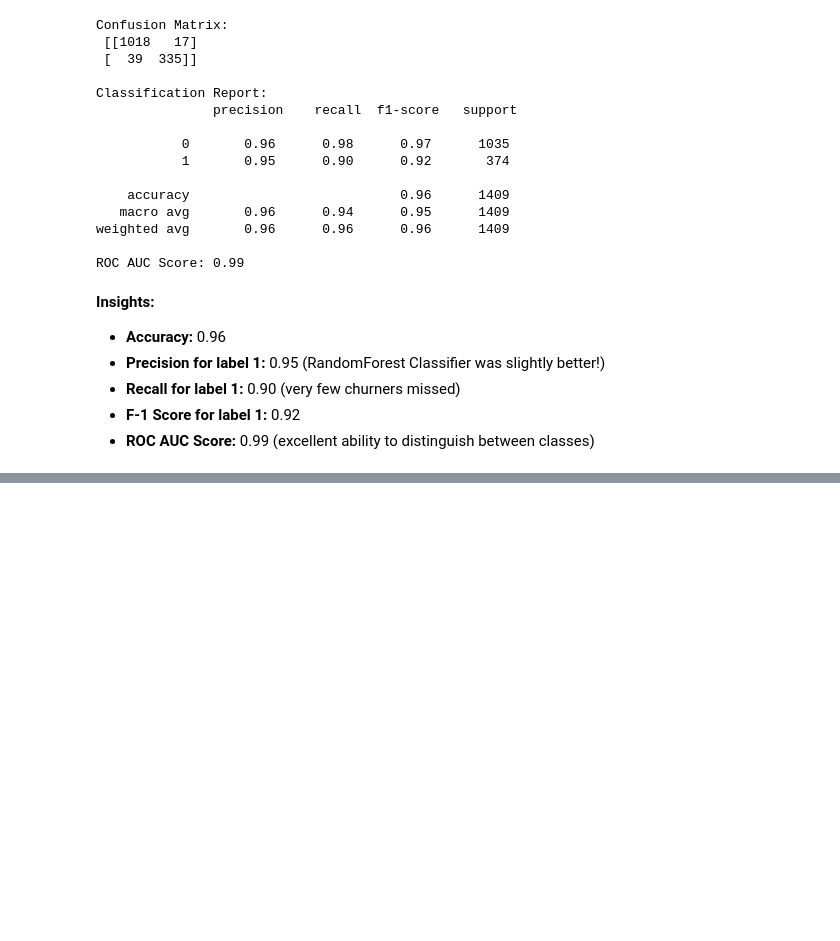
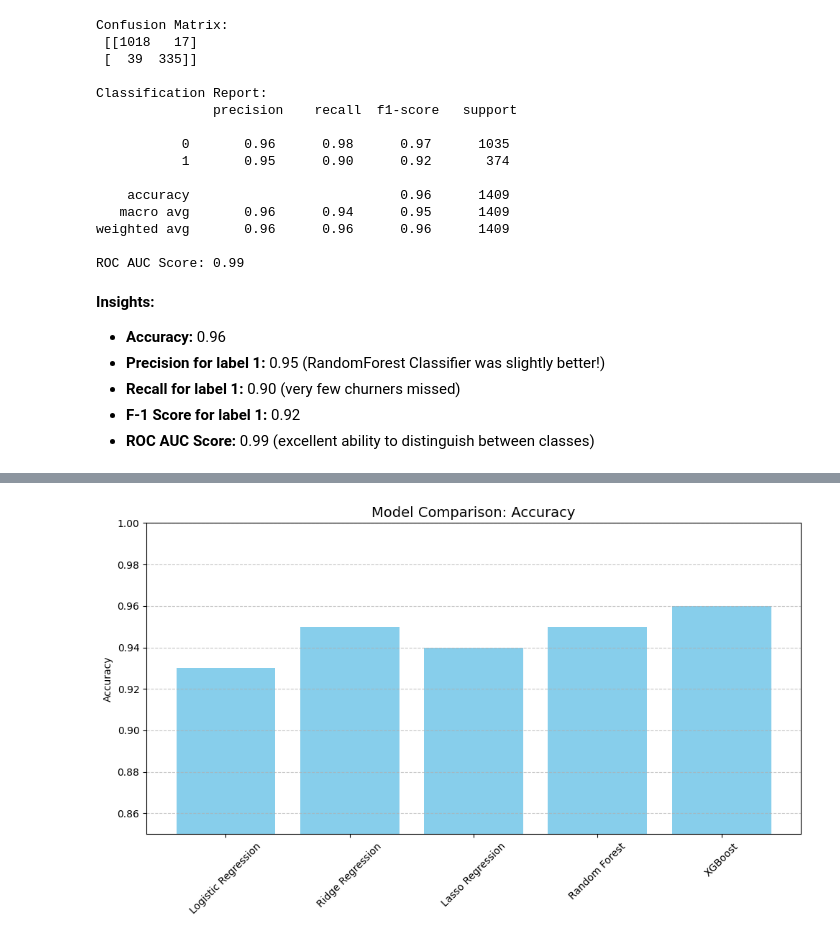
Before and after one commit to sowmyamaddali/customer-churn-prediction, a Jupyter notebook: notebooks/churn_treeModeling.ipynb, the cells around one changed output, grey strips where cells are left out. Saved outputs shown, nothing was run; the diff lists cells and outputs as text; code cells hidden in the pictures; blank space fills up the shorter version.

Commit message:
Comparing model results

```diff
--- a/notebooks/churn_treeModeling.ipynb
+++ b/notebooks/churn_treeModeling.ipynb
@@ -189,0 +243,15 @@ ROC AUC Score: 0.99
+# %%
+import matplotlib.pyplot as plt
+
+# Plotting model accuracy
+plt.figure(figsize=(10, 6))
+plt.bar(metrics_df.index, metrics_df["Accuracy"], color="skyblue")
+plt.title("Model Comparison: Accuracy", fontsize=14)
+plt.ylabel("Accuracy")
+plt.ylim(0.85, 1.0)
+plt.xticks(rotation=45)
+plt.grid(axis="y", linestyle="--", alpha=0.7)
+plt.tight_layout()
+plt.show()
+# %% [output]
+[figure, added]
```
Also changed, not shown: parts of 3 cells of this notebook.
